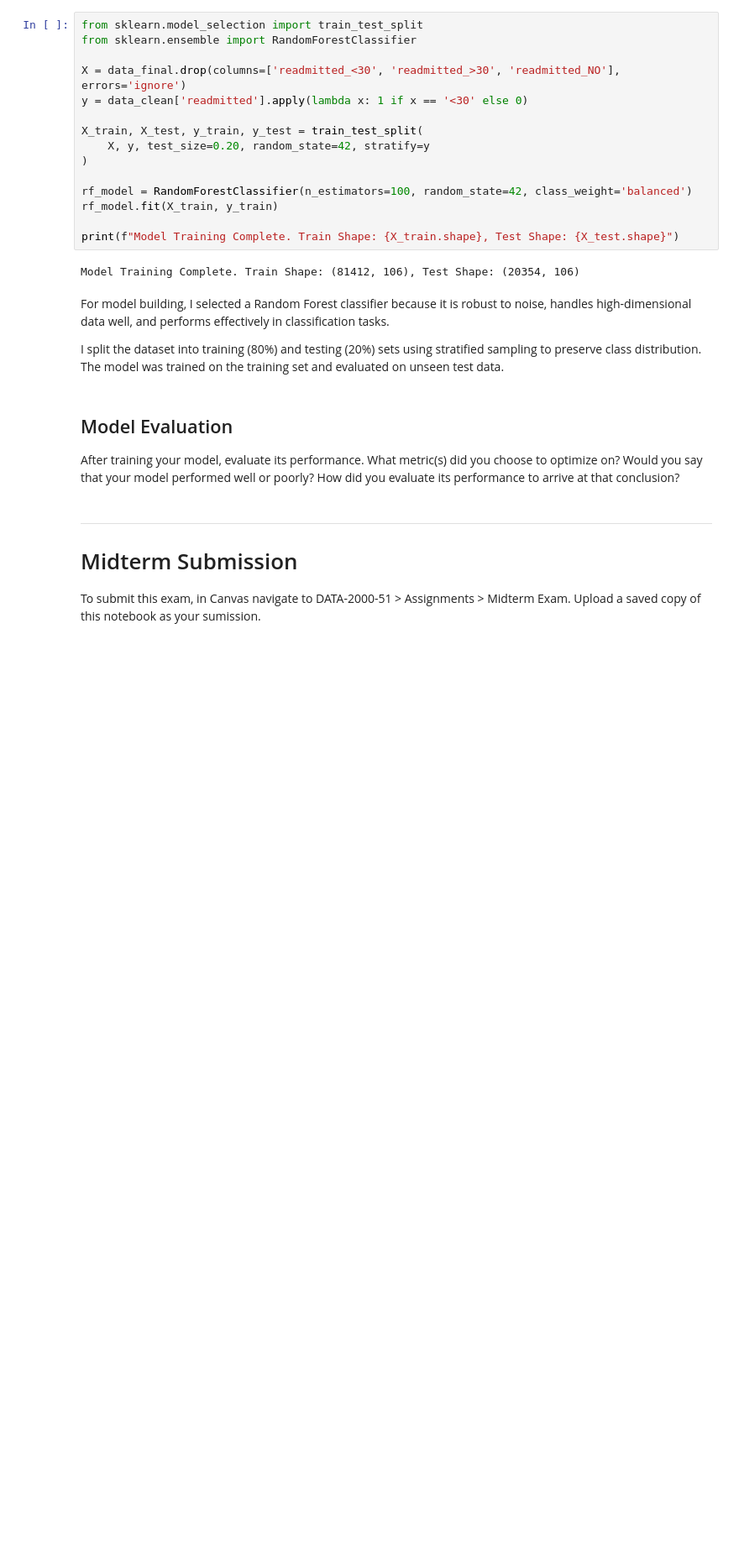
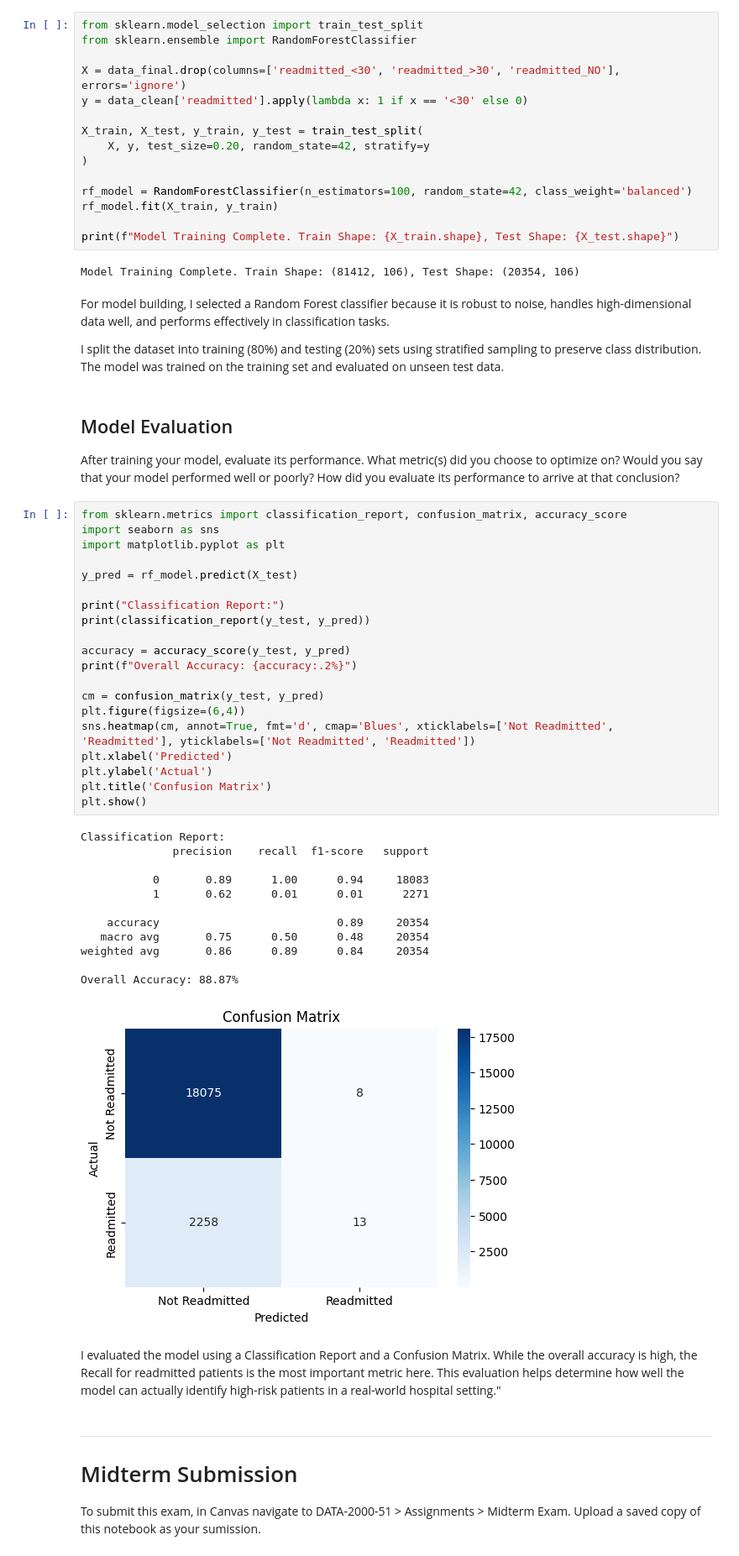
Before and after one commit to Rasha27-jcu/data-2000, a Jupyter notebook: exams/sp2026-midterm.ipynb, the cells around one changed output. Shown at 84% size. Saved outputs shown, nothing was run; the diff lists cells and outputs as text; blank space fills up the shorter version.

```diff
--- a/exams/sp2026-midterm.ipynb
+++ b/exams/sp2026-midterm.ipynb
@@ -156,6 +156,41 @@ I split the dataset into training (80%) and testing (20%) sets using stratified
 ## Model Evaluation
 
 After training your model, evaluate its performance. What metric(s) did you choose to optimize on? Would you say that your model performed well or poorly? How did you evaluate its performance to arrive at that conclusion?
+# %%
+from sklearn.metrics import classification_report, confusion_matrix, accuracy_score
+import seaborn as sns
+import matplotlib.pyplot as plt
+
+y_pred = rf_model.predict(X_test)
+
+print("Classification Report:")
+print(classification_report(y_test, y_pred))
+
+accuracy = accuracy_score(y_test, y_pred)
+print(f"Overall Accuracy: {accuracy:.2%}")
+
+cm = confusion_matrix(y_test, y_pred)
+plt.figure(figsize=(6,4))
+sns.heatmap(cm, annot=True, fmt='d', cmap='Blues', xticklabels=['Not Readmitted', 'Readmitted'], yticklabels=['Not Readmitted', 'Readmitted'])
+plt.xlabel('Predicted')
+plt.ylabel('Actual')
+plt.title('Confusion Matrix')
+plt.show()
+# %% [output]
+Classification Report:
+              precision    recall  f1-score   support
+
+           0       0.89      1.00      0.94     18083
+           1       0.62      0.01      0.01      2271
+
+    accuracy                           0.89     20354
+   macro avg       0.75      0.50      0.48     20354
+weighted avg       0.86      0.89      0.84     20354
+
+Overall Accuracy: 88.87%
+[figure, added]
+# %% [markdown]
+I evaluated the model using a Classification Report and a Confusion Matrix. While the overall accuracy is high, the Recall for readmitted patients is the most important metric here. This evaluation helps determine how well the model can actually identify high-risk patients in a real-world hospital setting."
 # %% [markdown]
 -----
 
```
